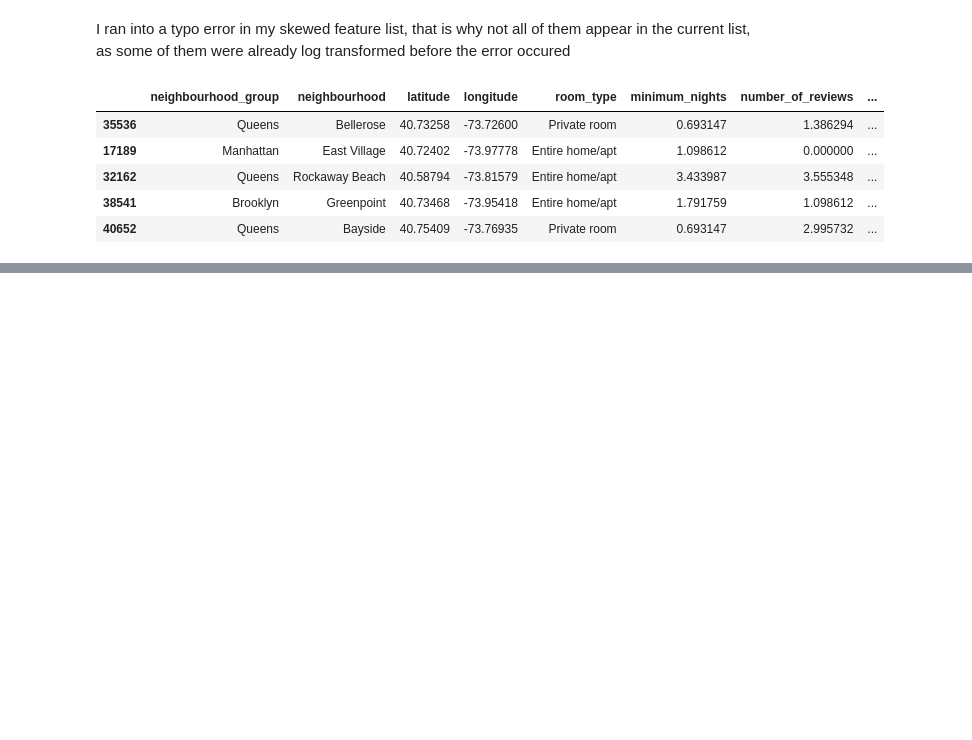
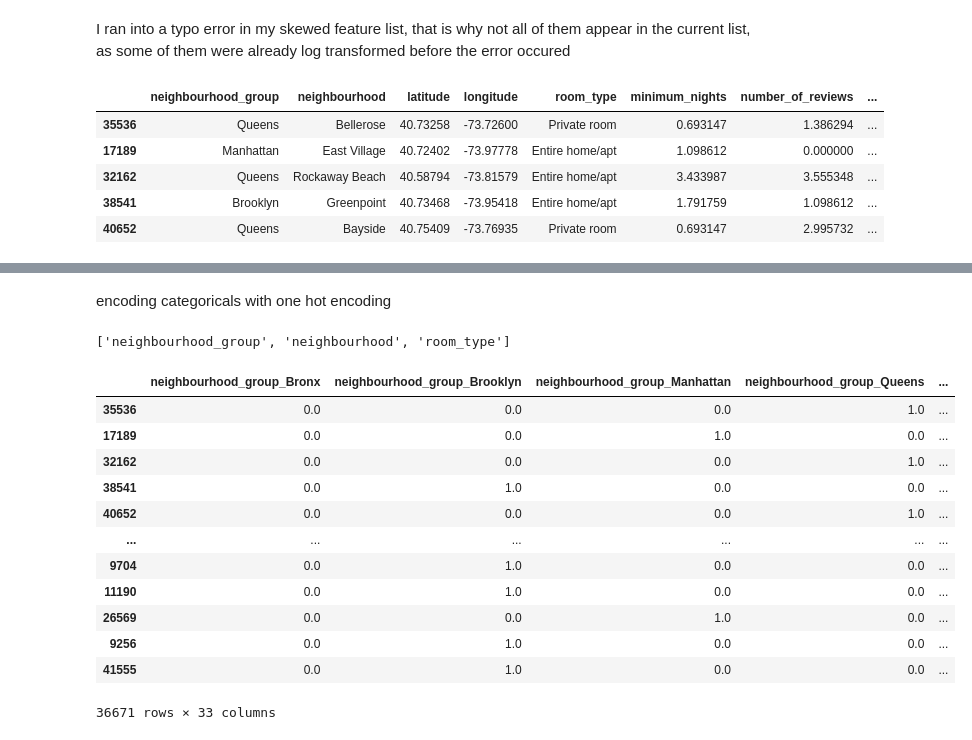
Before and after one commit to lorivera23/Projects-1, a Jupyter notebook: AirBnB_EDA_notebook.ipynb, the cells around one changed output, grey strips where cells are left out. Drawn from its saved outputs; the diff is of its cells as text; code cells hidden in the pictures; blank space fills up the shorter version.

```diff
--- a/AirBnB_EDA_notebook.ipynb
+++ b/AirBnB_EDA_notebook.ipynb
@@ -446,0 +505,26 @@ for feature in log_transformed:
+# %% [markdown]
+encoding categoricals with one hot encoding
+# %%
+categorical_features
+# %% [output]
+['neighbourhood_group', 'neighbourhood', 'room_type']
+# %%
+ohe = OneHotEncoder(handle_unknown='ignore', sparse_output=False).set_output(transform='pandas')
+# %%
+ohe_transform = ohe.fit_transform(X_train[categorical_features])
+
+ohe_transform
+# %% [output]
+|  | neighbourhood_group_Bronx | neighbourhood_group_Brooklyn | neighbourhood_group_Manhattan | neighbourhood_group_Queens | ... |
+| 35536 | 0.0 | 0.0 | 0.0 | 1.0 | ... |
+| 17189 | 0.0 | 0.0 | 1.0 | 0.0 | ... |
+| 32162 | 0.0 | 0.0 | 0.0 | 1.0 | ... |
+| 38541 | 0.0 | 1.0 | 0.0 | 0.0 | ... |
+| 40652 | 0.0 | 0.0 | 0.0 | 1.0 | ... |
+| ... | ... | ... | ... | ... | ... |
+| 9704 | 0.0 | 1.0 | 0.0 | 0.0 | ... |
+| 11190 | 0.0 | 1.0 | 0.0 | 0.0 | ... |
+| 26569 | 0.0 | 0.0 | 1.0 | 0.0 | ... |
+| 9256 | 0.0 | 1.0 | 0.0 | 0.0 | ... |
+| 41555 | 0.0 | 1.0 | 0.0 | 0.0 | ... |
+36671 rows × 33 columns
```
Also changed, not shown: parts of 39 cells of this notebook.
